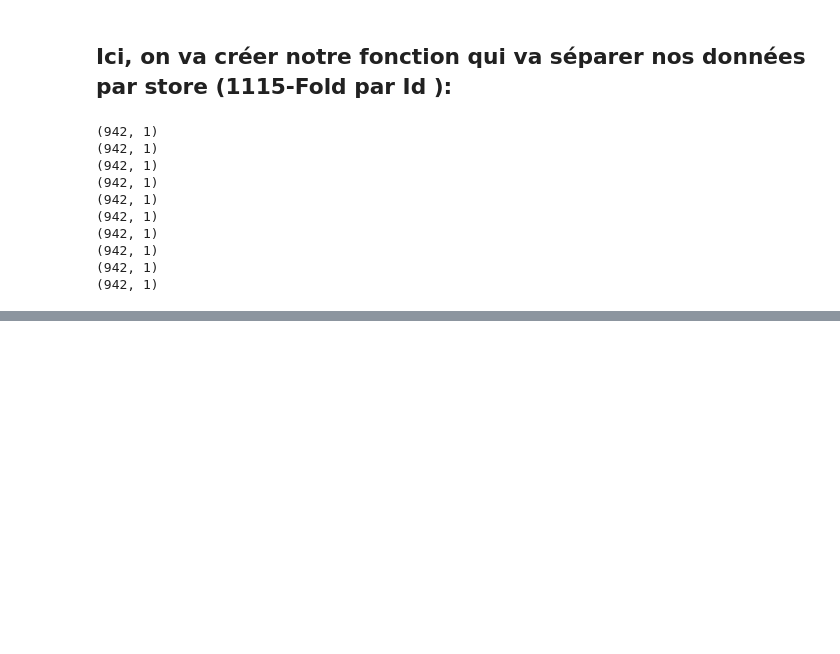
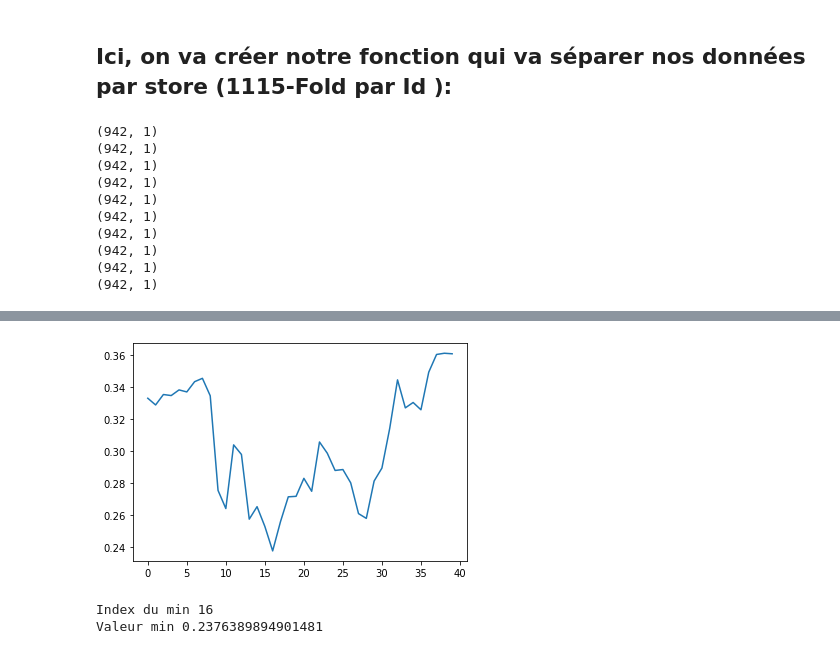
Before and after one commit to AdrienBolling/rossman-store-sales, a Jupyter notebook: Projet_2.ipynb, the cells around one changed output, grey strips where cells are left out. Saved outputs shown, nothing was run; the diff lists cells and outputs as text; code cells hidden in the pictures; blank space fills up the shorter version.

```diff
--- a/Projet_2.ipynb
+++ b/Projet_2.ipynb
@@ -406,0 +499,23 @@ from statsmodels.tsa.arima_model import ARIMA
+# %%
+X_train=sales_d['2015-03-01':'2015-06-30'].asfreq('d')
+X_test = sales_d['2015-07-01':'2015-07-31']
+
+val_score = []
+
+for k1 in range(40):
+        score1 = kaggle_error_vrai(ARIMA(X_train, order=(k1,1,2),enforce_stationarity=False,enforce_invertibility=False
+                                        ).fit(method_kwargs={"warn_convergence": False}).predict(
+            start=pd.to_datetime('2015-07-01'), end=pd.to_datetime('2015-07-31'), dynamic=False), X_test)
+        val_score.append(score1)
+
+min_value = min(val_score)
+min_index = val_score.index(min_value)
+plt.plot(val_score)
+plt.show()
+
+print('Index du min',min_index)
+print('Valeur min',min_value)
+# %% [output]
+[figure, added]
+Index du min 16
+Valeur min 0.2376389894901481
```
Also changed, not shown: parts of 11 cells of this notebook, 1 other file.
